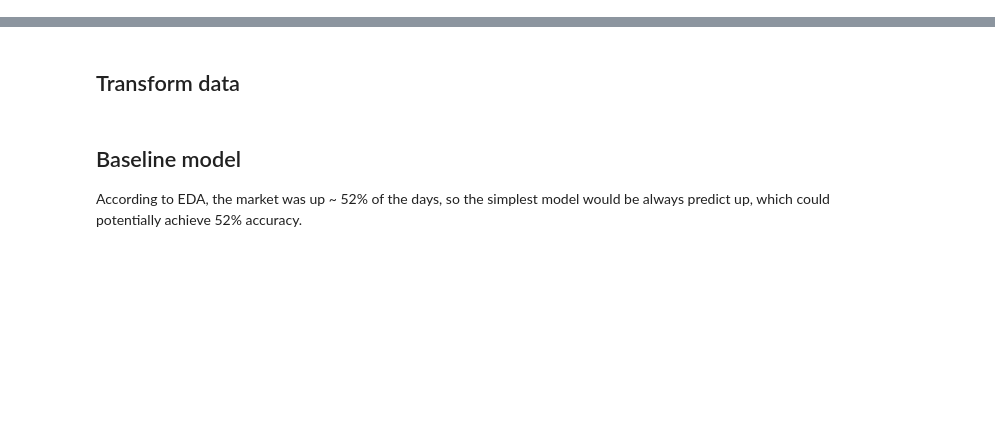
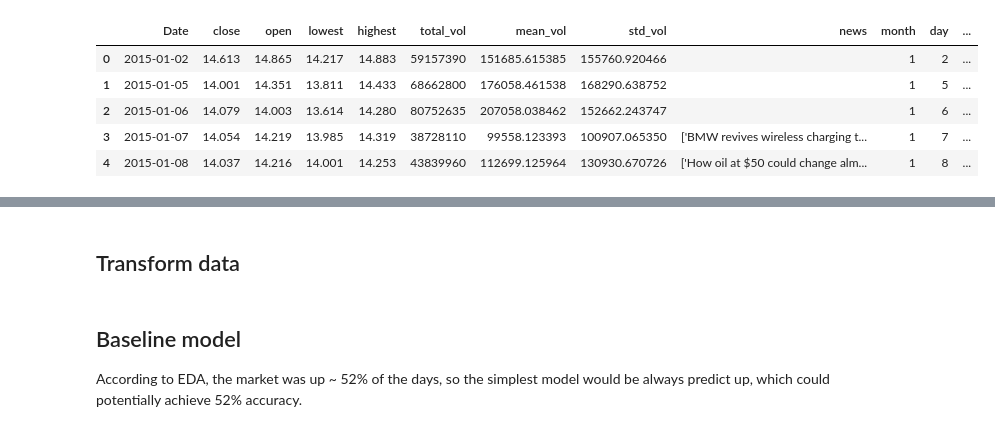
Before and after one commit to vinhqbui/207-final, a Jupyter notebook: ApplyML.ipynb, the cells around one changed output, grey strips where cells are left out. Cells and saved outputs as stored; diff of their text form; code cells hidden in the pictures; blank space fills up the shorter version.

```diff
--- a/ApplyML.ipynb
+++ b/ApplyML.ipynb
@@ -43,6 +47,15 @@ apple_data['day'] = apple_data['day'].astype('category')
 
 tesla_data['month'] = tesla_data['month'].astype('category')
 tesla_data['day'] = tesla_data['day'].astype('category')
+# %%
+tesla_data.head()
+# %% [output]
+|  | Date | close | open | lowest | highest | total_vol | mean_vol | std_vol | news | month | day | ... |
+| 0 | 2015-01-02 | 14.613 | 14.865 | 14.217 | 14.883 | 59157390 | 151685.615385 | 155760.920466 |  | 1 | 2 | ... |
+| 1 | 2015-01-05 | 14.001 | 14.351 | 13.811 | 14.433 | 68662800 | 176058.461538 | 168290.638752 |  | 1 | 5 | ... |
+| 2 | 2015-01-06 | 14.079 | 14.003 | 13.614 | 14.280 | 80752635 | 207058.038462 | 152662.243747 |  | 1 | 6 | ... |
+| 3 | 2015-01-07 | 14.054 | 14.219 | 13.985 | 14.319 | 38728110 | 99558.123393 | 100907.065350 | ['BMW revives wireless charging t... | 1 | 7 | ... |
+| 4 | 2015-01-08 | 14.037 | 14.216 | 14.001 | 14.253 | 43839960 | 112699.125964 | 130930.670726 | ['How oil at $50 could change alm... | 1 | 8 | ... |
 # %%
 def train_valid_test(data, target, split):
     train, valid, test = split
```
Also changed, not shown: parts of 41 cells of this notebook, 7 other files.
